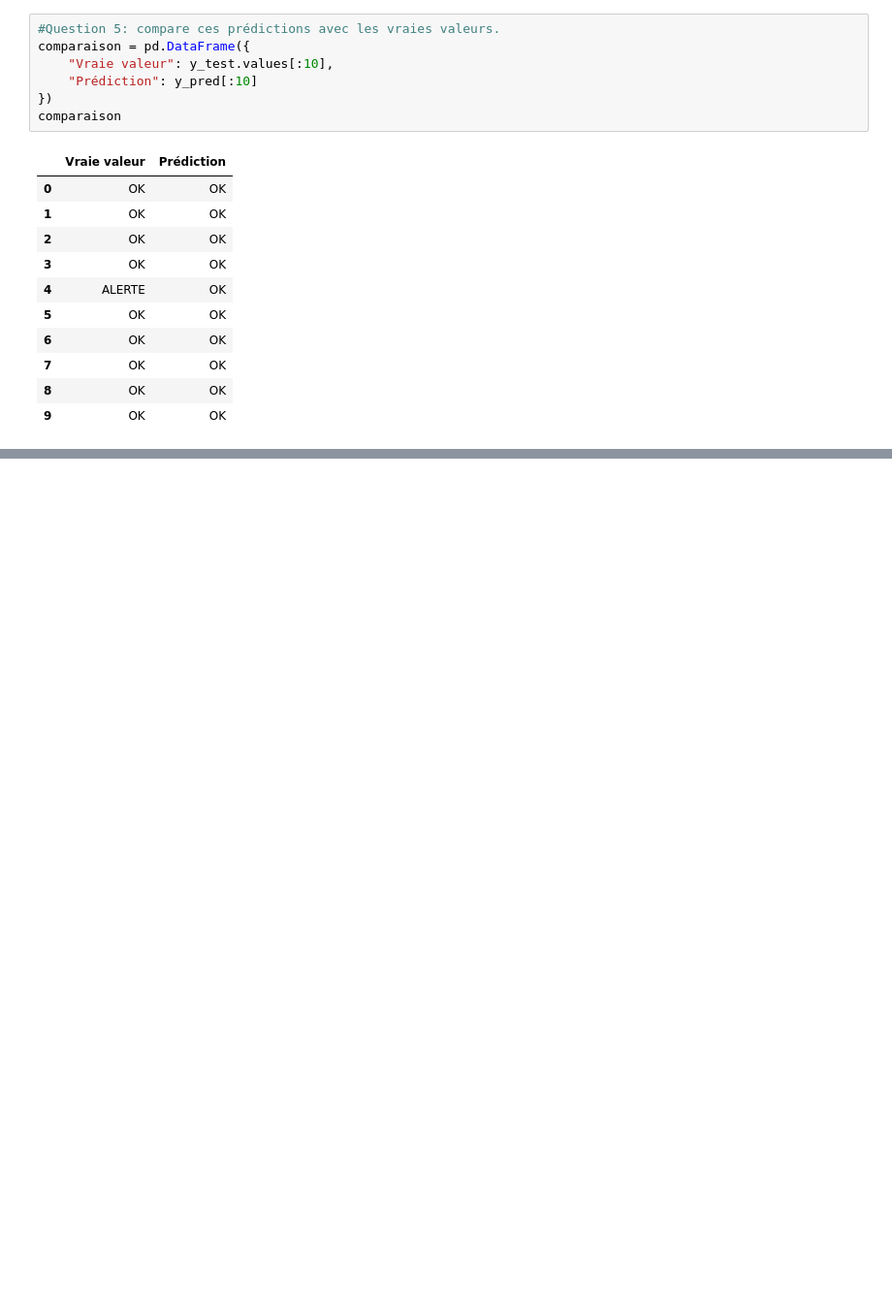
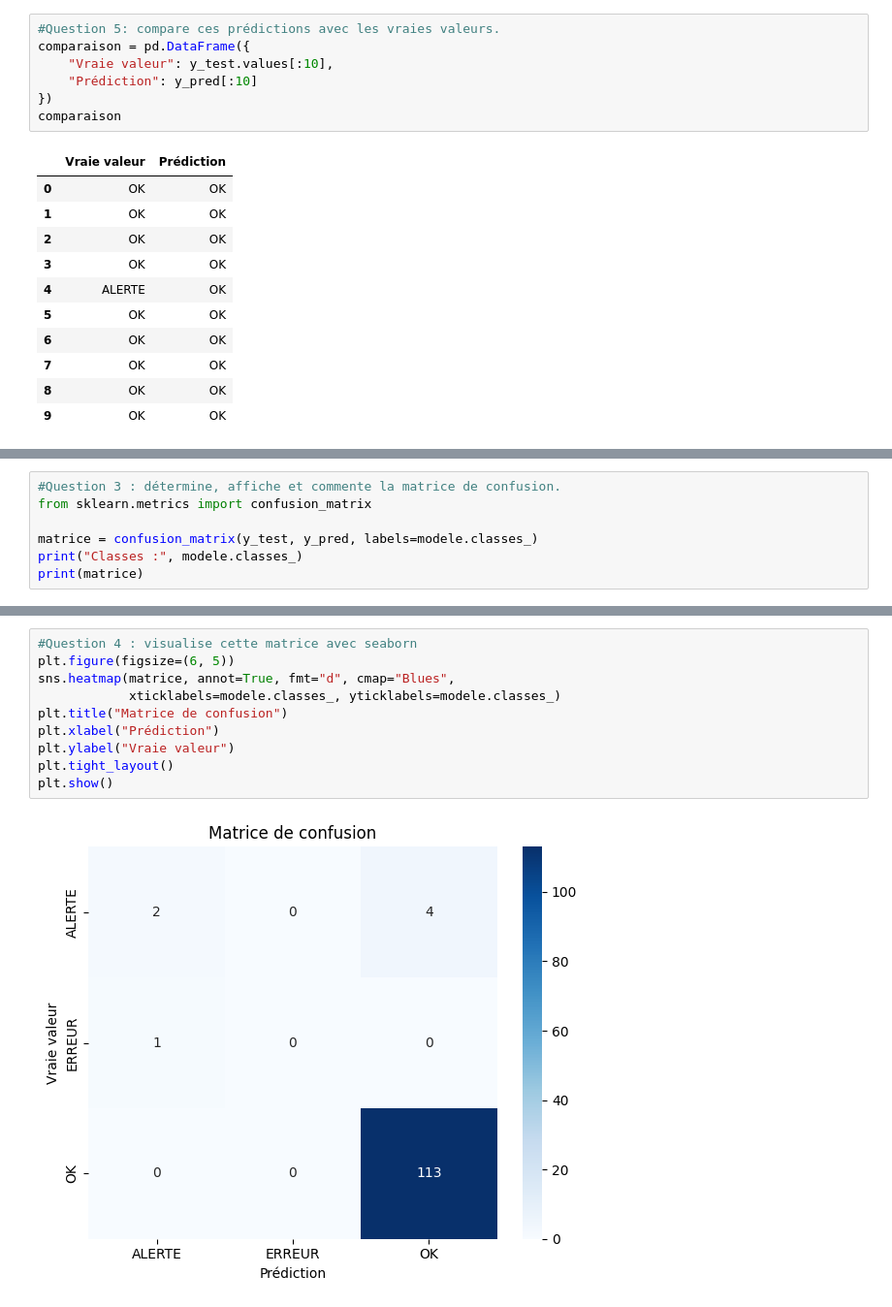
Before and after one commit to fatoufall737/atelier-scikit-learn-iot, a Jupyter notebook: atelier_scikit_learn_iot.ipynb, the cells around one changed output, grey strips where cells are left out. Shown at 97% size. Cells and saved outputs as stored; diff of their text form; blank space fills up the shorter version.

Commit message:
Partie 7 : évaluation du modèle (accuracy, matrice de confusion, rapport de classification)

```diff
--- a/atelier_scikit_learn_iot.ipynb
+++ b/atelier_scikit_learn_iot.ipynb
@@ -255,0 +277,7 @@ comparaison
+# %%
+#Question 3 : détermine, affiche et commente la matrice de confusion.
+from sklearn.metrics import confusion_matrix
+
+matrice = confusion_matrix(y_test, y_pred, labels=modele.classes_)
+print("Classes :", modele.classes_)
+print(matrice)
@@ -255,0 +297,12 @@ comparaison
+# %%
+#Question 4 : visualise cette matrice avec seaborn
+plt.figure(figsize=(6, 5))
+sns.heatmap(matrice, annot=True, fmt="d", cmap="Blues",
+            xticklabels=modele.classes_, yticklabels=modele.classes_)
+plt.title("Matrice de confusion")
+plt.xlabel("Prédiction")
+plt.ylabel("Vraie valeur")
+plt.tight_layout()
+plt.show()
+# %% [output]
+[figure, added]
```
Also changed, not shown: parts of 8 cells of this notebook.
